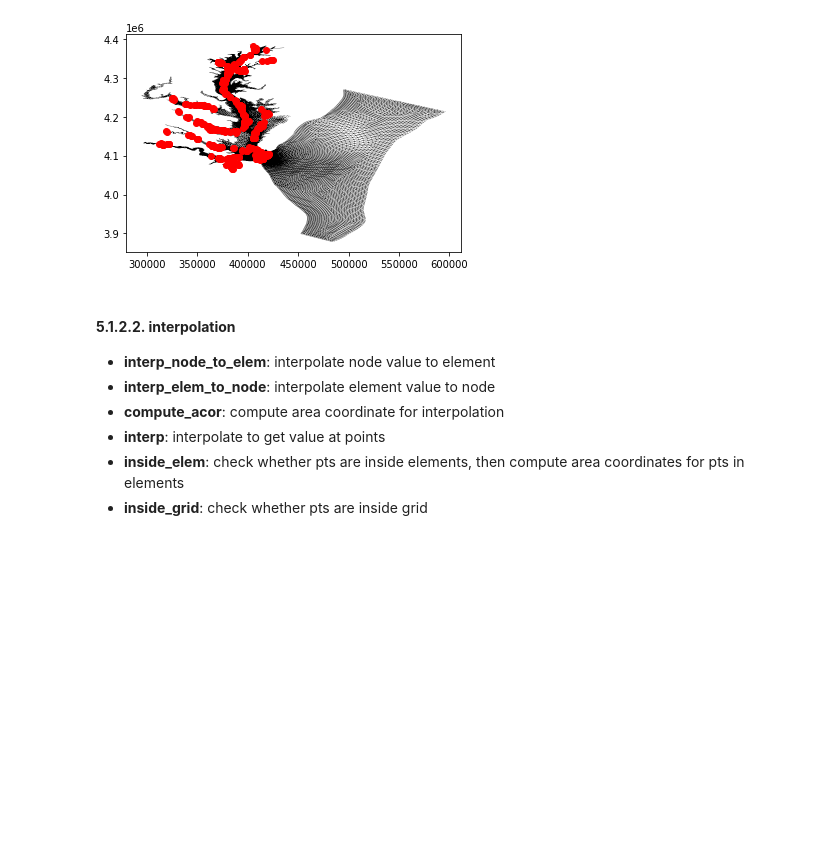
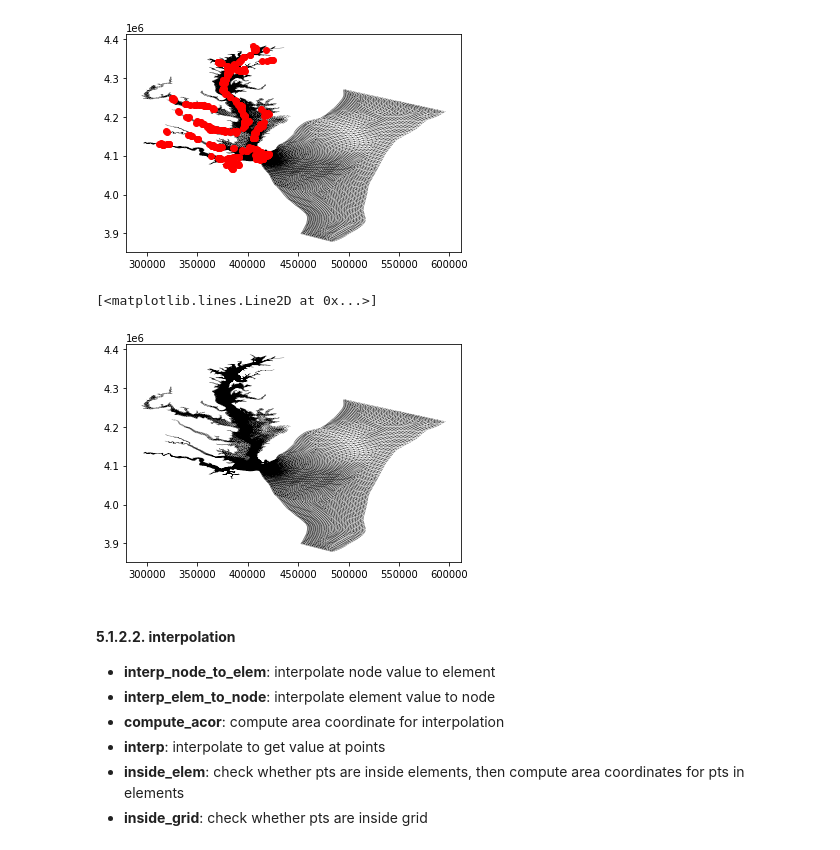
Before and after one commit to wzhengui/pylibs, a Jupyter notebook: tutorial.ipynb, the cells around one changed output. Drawn from its saved outputs; the diff is of its cells as text; code cells hidden in the pictures; blank space fills up the shorter version.

```diff
--- a/tutorial.ipynb
+++ b/tutorial.ipynb
@@ -1084,6 +1098,12 @@ gd.plot_bad_quads()
 #note: data/bad_quad.bp can be imported into SMS to improve your grid
 # %% [output]
 [figure]
+# %%
+gd.check_quads(angle_min=70,angle_max=110,fname='data/bad_quad.bp')
+gd.plot_grid()
+# %% [output]
+[<matplotlib.lines.Line2D at 0x...>]
+[figure, added]
 # %% [markdown]
 #### **5.1.2.2. interpolation**
   * **interp_node_to_elem**: interpolate node value to element
```
Also changed, not shown: parts of 16 cells of this notebook.
